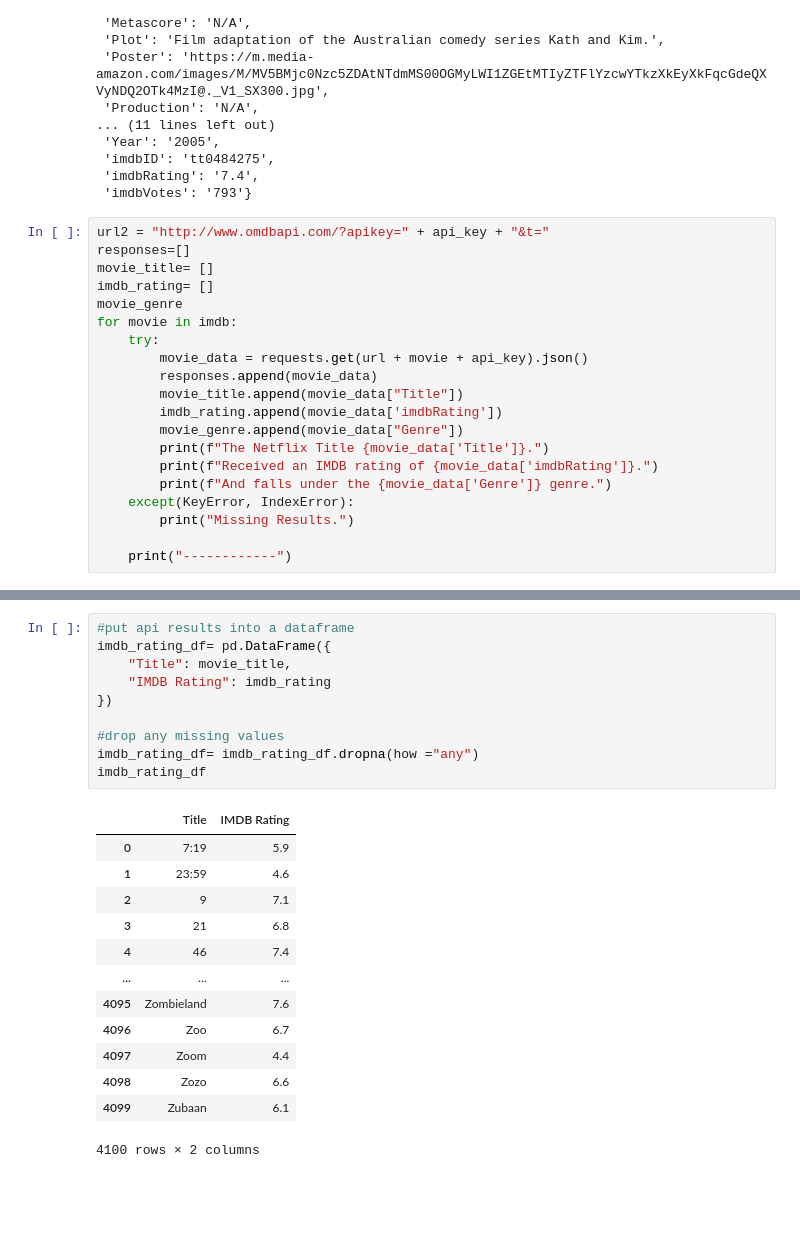
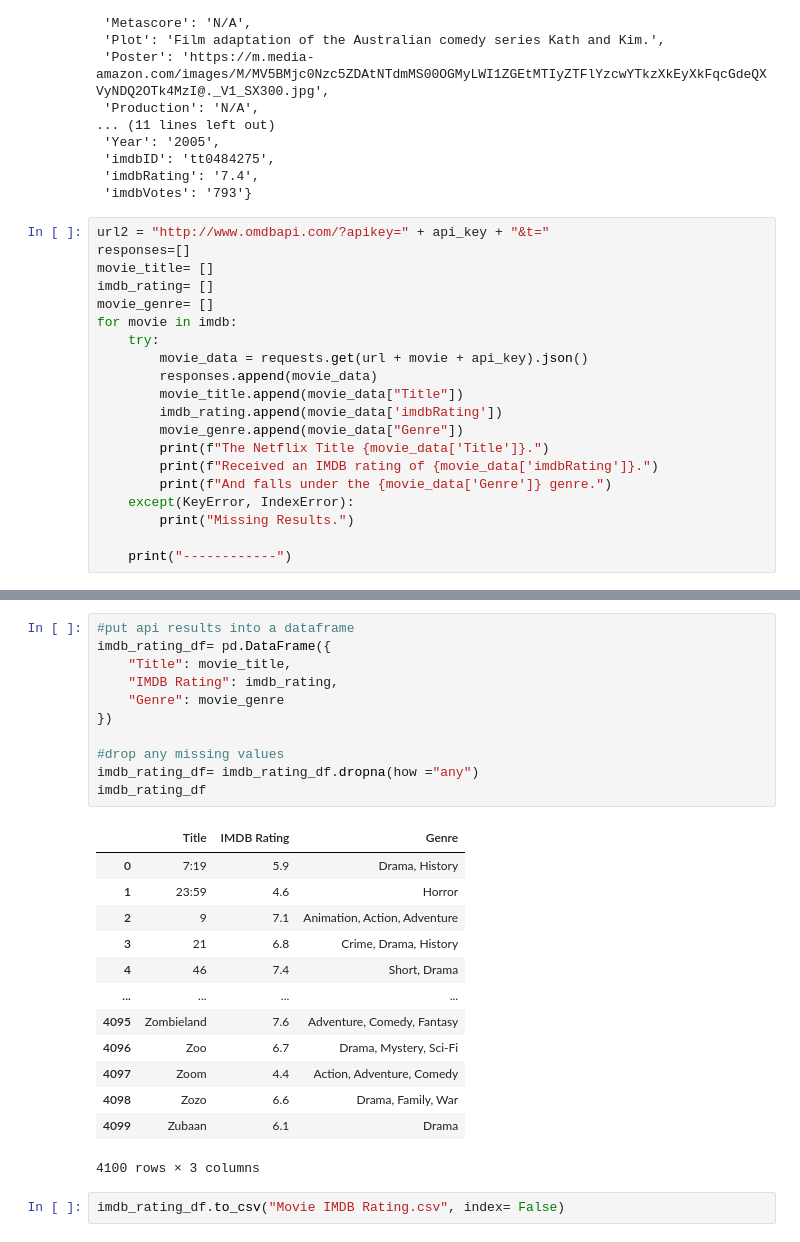
Before and after one commit to Joely0819/project1, a Jupyter notebook: OMDB/Title Rating API.ipynb, the cells around one changed output, grey strips where cells are left out. Drawn from its saved outputs; the diff is of its cells as text; blank space fills up the shorter version.

Commit message:
Added a new dataframe including movie, rating, and genre

```diff
--- a/OMDB/Title Rating API.ipynb
+++ b/OMDB/Title Rating API.ipynb
@@ -82,7 +54,7 @@ url2 = "http://www.omdbapi.com/?apikey=" + api_key + "&t="
 responses=[]
 movie_title= []
 imdb_rating= []
-movie_genre
+movie_genre= []
 for movie in imdb:
     try:
         movie_data = requests.get(url + movie + api_key).json()
@@ -118,24 +90,27 @@ Received an IMDB rating of 6.1.
 # %%
 #put api results into a dataframe
 imdb_rating_df= pd.DataFrame({
     "Title": movie_title,
-    "IMDB Rating": imdb_rating
+    "IMDB Rating": imdb_rating,
+    "Genre": movie_genre
 })
 
 #drop any missing values
 imdb_rating_df= imdb_rating_df.dropna(how ="any")
 imdb_rating_df
 # %% [output]
-|  | Title | IMDB Rating |
-| 0 | 7:19 | 5.9 |
-| 1 | 23:59 | 4.6 |
-| 2 | 9 | 7.1 |
-| 3 | 21 | 6.8 |
-| 4 | 46 | 7.4 |
-| ... | ... | ... |
-| 4095 | Zombieland | 7.6 |
-| 4096 | Zoo | 6.7 |
-| 4097 | Zoom | 4.4 |
-| 4098 | Zozo | 6.6 |
-| 4099 | Zubaan | 6.1 |
+|  | Title | IMDB Rating | Genre |
+| 0 | 7:19 | 5.9 | Drama, History |
+| 1 | 23:59 | 4.6 | Horror |
+| 2 | 9 | 7.1 | Animation, Action, Adventure |
+| 3 | 21 | 6.8 | Crime, Drama, History |
+| 4 | 46 | 7.4 | Short, Drama |
+| ... | ... | ... | ... |
+| 4095 | Zombieland | 7.6 | Adventure, Comedy, Fantasy |
+| 4096 | Zoo | 6.7 | Drama, Mystery, Sci-Fi |
+| 4097 | Zoom | 4.4 | Action, Adventure, Comedy |
+| 4098 | Zozo | 6.6 | Drama, Family, War |
+| 4099 | Zubaan | 6.1 | Drama |
-4100 rows × 2 columns
+4100 rows × 3 columns
+# %%
+imdb_rating_df.to_csv("Movie IMDB Rating.csv", index= False)
```
Also changed, not shown: parts of 3 cells of this notebook, 1 other file.
